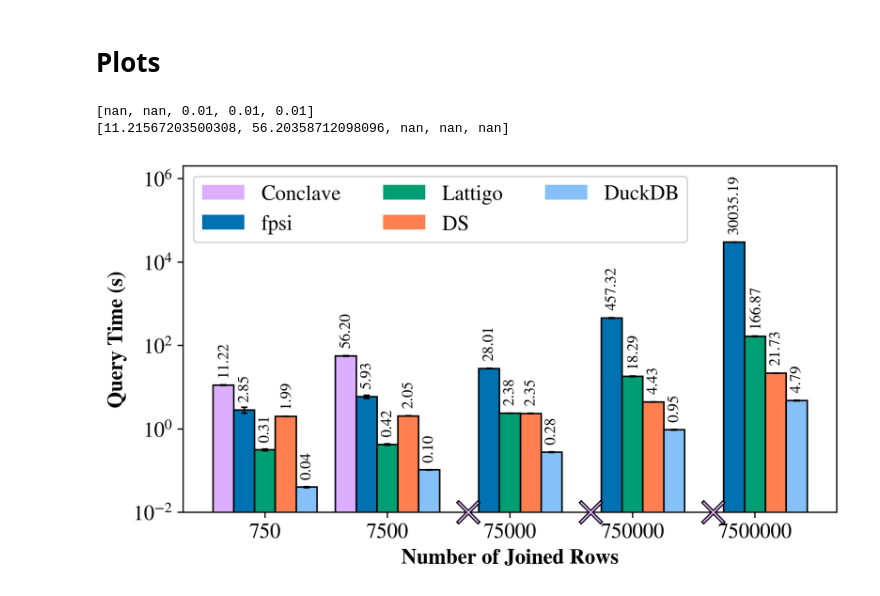
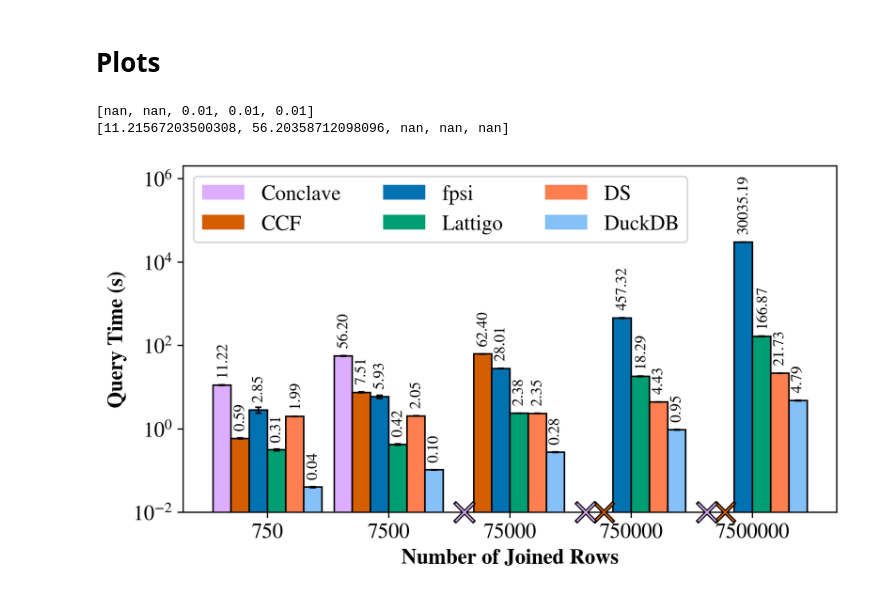
Before and after one commit to Dumplingz/data-pooling-experiments, a Jupyter notebook: data_analysis/distinct_join_data_parsing.ipynb, the cells around one changed output. Drawn from its saved outputs; the diff is of its cells as text; code cells hidden in the pictures.

Commit message:
new ccf data

```diff
--- a/data_analysis/distinct_join_data_parsing.ipynb
+++ b/data_analysis/distinct_join_data_parsing.ipynb
@@ -116,7 +116,7 @@ time_taken_col = "time_taken"
 cols = [time_taken_col]
 
 for i, data_size in enumerate(data_sizes):
-    path = f"../plaintext_tpch_experiments/experiments/join/{data_size}.csv"
+    path = f"../plaintext_tpch_experiments/experiments/distinct_join/{data_size}.csv"
     try:
         data = pd.read_csv(path, names=cols, header=None)
         time_col = data.loc[:,time_taken_col]
@@ -169,7 +197,7 @@ padding = 5
 
 X_axis = np.arange(5) + 1
 
-width = 0.17
+width = 0.15
 
 # min_no_sev, median_no_sev, max_no_sev = raw_mmm(no_sev)
 # min_sev, median_sev, max_sev = raw_mmm(sev)
@@ -180,32 +208,32 @@ plt.figure(figsize=(7.5, 4), dpi=320)
 plt.yscale('log')
 
 # Conclave
-conclave_bar = plt.bar(x=X_axis-2*width,width=width,height=conclave_medians,label="Conclave",
+conclave_bar = plt.bar(x=X_axis-2.5*width,width=width,height=conclave_medians,label="Conclave",
         color='#ddaeff'
         )
-plt.bar(x=X_axis-2*width,width=width,height=conclave_medians,yerr=conclave_stdevs,
+plt.bar(x=X_axis-2.5*width,width=width,height=conclave_medians,yerr=conclave_stdevs,
         edgecolor='black',
         error_kw={"elinewidth":1,"capsize":2,"capthick":1},
         color='none'
         )
 left_x = [float("nan") if not np.isnan(row) else min_y for row in conclave_medians]
 print(left_x)
-plt.scatter(X_axis-2*width, left_x, [200]*5,
+plt.scatter(X_axis-2.5*width, left_x, [165]*5,
         #    edgecolors='black',
         #    facecolors = 'black',
            marker='x',
            color = "black",
-           zorder=4,
+           zorder=6,
            clip_on=False,
            linewidths=2.5,
             )
 
-plt.scatter(X_axis-2*width,left_x, [165]*5,
+plt.scatter(X_axis-2.5*width,left_x, [130]*5,
         #     edgecolors='black',
         #     facecolors = 'black',
             marker='x',
             color = "#ddaeff",
-            zorder=4,
+            zorder=6,
             clip_on=False,
             linewidths=1,
             )
@@ -215,11 +243,42 @@ conclave_label = map(lambda n: '{0:.2f}'.format(n),conclave_medians[:2])
 plt.bar_label(conclave_bar, conclave_label, fontsize=bar_label_font_size,
               rotation=90, padding=padding)
 
+# CCF
+ccf_bar = plt.bar(x=X_axis-1.5*width,width=width,height=ccf_medians,label="CCF",
+        color='#d55e00'
+        )
+plt.bar(x=X_axis-1.5*width,width=width,height=ccf_medians,yerr=ccf_stdevs,
+        edgecolor='black',
+        error_kw={"elinewidth":1,"capsize":2,"capthick":1},
+        color='none'
+        )
+plt.bar_label(ccf_bar, map(lambda n: '{0:.2f}'.format(n),ccf_medians), fontsize=bar_label_font_size,
+                rotation=90, padding=padding)
+left_x = [float("nan") if not np.isnan(row) else min_y for row in ccf_medians]
+plt.scatter(X_axis-1.5*width, left_x, [165]*5,
+        #    edgecolors='black',
+        #    facecolors = 'black',
+           marker='x',
+           color = "black",
+           zorder=5,
+           clip_on=False,
+           linewidths=2.5,
+            )
+plt.scatter(X_axis-1.5*width,left_x, [130]*5,
+        #     edgecolors='black',
+        #     facecolors = 'black',
+            marker='x',
+            color = "#d55e00",
+            zorder=5,
+            clip_on=False,
+            linewidths=1,
+            )
+
 # Fast PSI
-fpsi_bar = plt.bar(x=X_axis-width, width=width, height=fpsi_medians, label = "fpsi",
+fpsi_bar = plt.bar(x=X_axis-0.5*width, width=width, height=fpsi_medians, label = "fpsi",
         color='#0072b2')
 
-plt.bar(x=X_axis-width, width=width,height=fpsi_medians,yerr=fpsi_stdevs,
+plt.bar(x=X_axis-0.5*width, width=width,height=fpsi_medians,yerr=fpsi_stdevs,
         edgecolor='black',
         error_kw={"elinewidth":1,"capsize":2,"capthick":1},
         color='none'
@@ -229,10 +288,10 @@ plt.bar_label(fpsi_bar, fpsi_label, fontsize=bar_label_font_size,
               rotation=90, padding=padding)
 
 # Lattigo
-lattigo_bar = plt.bar(x=X_axis,width=width,height=lattigo_medians,label="Lattigo",
+lattigo_bar = plt.bar(x=X_axis+0.5*width,width=width,height=lattigo_medians,label="Lattigo",
         color='#009E73'
         )
-plt.bar(x=X_axis,width=width,height=lattigo_medians,yerr=lattigo_stdevs,
+plt.bar(x=X_axis+0.5*width,width=width,height=lattigo_medians,yerr=lattigo_stdevs,
         edgecolor='black',
         error_kw={"elinewidth":1,"capsize":2,"capthick":1},
         color='none'
@@ -242,11 +301,11 @@ plt.bar_label(lattigo_bar, lattigo_label, fontsize=bar_label_font_size,
               rotation=90, padding=padding)
 
 # Data Station
-ds_bar = plt.bar(x=X_axis+width,width=width,height=datastation_medians,label="DS",
+ds_bar = plt.bar(x=X_axis+1.5*width,width=width,height=datastation_medians,label="DS",
         color='coral'
         )
 
-plt.bar(x=X_axis+width,width=width,height=datastation_medians,yerr=datastation_stdevs,
+plt.bar(x=X_axis+1.5*width,width=width,height=datastation_medians,yerr=datastation_stdevs,
         edgecolor='black',
         error_kw={"elinewidth":1,"capsize":2,"capthick":1},
         color='none'
@@ -256,34 +315,34 @@ plt.bar_label(ds_bar, ds_label, fontsize=bar_label_font_size,
               rotation=90, padding=padding)
 
 # Plaintext
-plain_bar = plt.bar(x=X_axis+2*width, width=width, height=plaintext_medians, label = "DuckDB",
+plain_bar = plt.bar(x=X_axis+2.5*width, width=width, height=plaintext_medians, label = "DuckDB",
         color='#85C0F9')
 
-plt.bar(x=X_axis+2*width,width=width,height=plaintext_medians,yerr=plaintext_stdevs,
+plt.bar(x=X_axis+2.5*width,width=width,height=plaintext_medians,yerr=plaintext_stdevs,
         edgecolor='black',
         error_kw={"elinewidth":1,"capsize":2,"capthick":1},
         color='none'
         )
 plain_label = map(lambda n: '{0:.2f}'.format(n),plaintext_medians)
 plt.bar_label(plain_bar, plain_label, fontsize=bar_label_font_size,
               rotation=90, padding=padding)
 
 
 
 axes = plt.gca()
 axes.set_ylim([min_y,max_y])
 
 
 plt.xlabel("Number of Joined Rows", fontweight="bold")
 plt.ylabel("Query Time (s)", fontweight="bold")
 plt.legend(ncol=3)
 
 plt.xticks(X_axis, [750,7500,75000,750000,7500000])
 
 plt.savefig("distinct_join.pdf", bbox_inches='tight')
 
 plt.show()
 # %% [output]
 [nan, nan, 0.01, 0.01, 0.01]
 [11.21567203500308, 56.20358712098096, nan, nan, nan]
-[figure, old version]
+[figure, new version]
```
Also changed, not shown: parts of 2 cells of this notebook, 1 other file.
